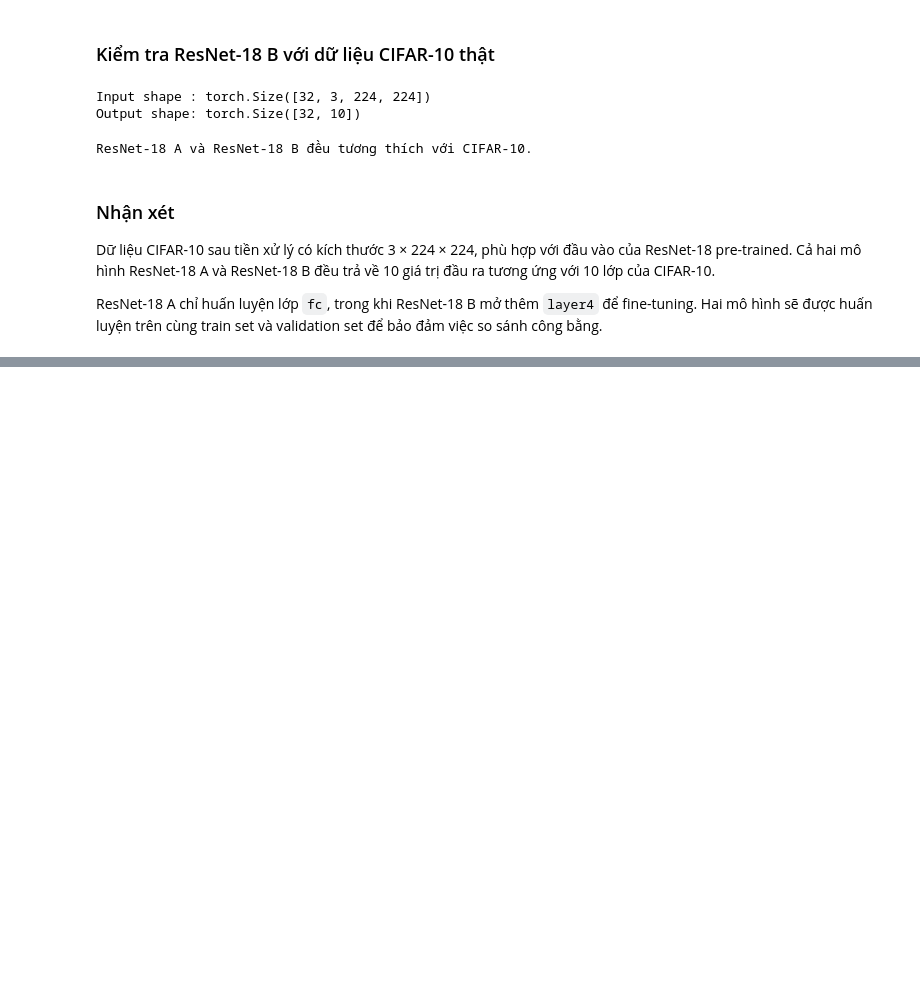
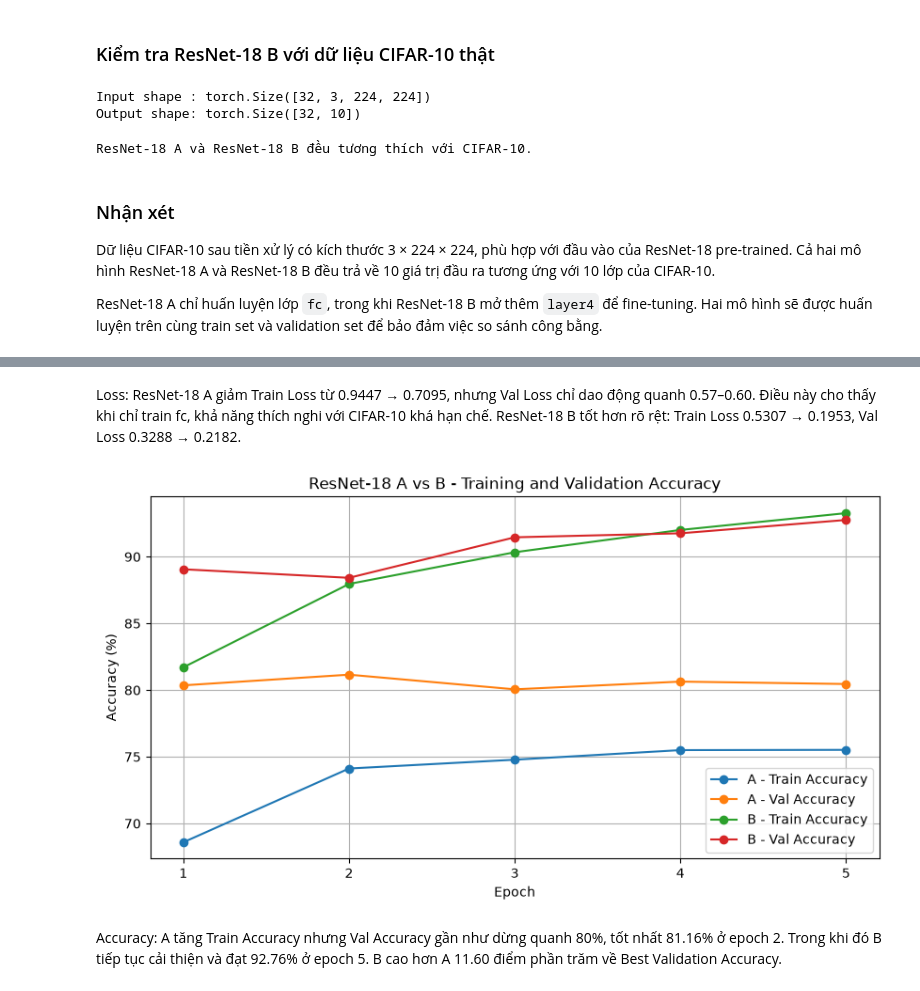
Before and after one commit to tanlen06-debug/UTH-Deep-Learning-nhom2, a Jupyter notebook: Practice_2/notebooks/02_resnet18.ipynb, the cells around one changed output, grey strips where cells are left out. Cells and saved outputs as stored; diff of their text form; code cells hidden in the pictures; blank space fills up the shorter version.

```diff
--- a/Practice_2/notebooks/02_resnet18.ipynb
+++ b/Practice_2/notebooks/02_resnet18.ipynb
@@ -479,0 +647,44 @@ ResNet-18 A chỉ huấn luyện lớp `fc`, trong khi ResNet-18 B mở thêm `l
+# %% [markdown]
+Loss: ResNet-18 A giảm Train Loss từ 0.9447 → 0.7095, nhưng Val Loss chỉ dao động quanh 0.57–0.60. Điều này cho thấy khi chỉ train fc, khả năng thích nghi với CIFAR-10 khá hạn chế. ResNet-18 B tốt hơn rõ rệt: Train Loss 0.5307 → 0.1953, Val Loss 0.3288 → 0.2182.
+# %%
+plt.figure(figsize=(10, 5))
+
+plt.plot(
+    epochs,
+    history_a["train_acc"],
+    marker="o",
+    label="A - Train Accuracy"
+)
+
+plt.plot(
+    epochs,
+    history_a["val_acc"],
+    marker="o",
+    label="A - Val Accuracy"
+)
+
+plt.plot(
+    epochs,
+    history_b["train_acc"],
+    marker="o",
+    label="B - Train Accuracy"
+)
+
+plt.plot(
+    epochs,
+    history_b["val_acc"],
+    marker="o",
+    label="B - Val Accuracy"
+)
+
+plt.xlabel("Epoch")
+plt.ylabel("Accuracy (%)")
+plt.title("ResNet-18 A vs B - Training and Validation Accuracy")
+plt.xticks(epochs)
+plt.grid(True)
+plt.legend()
+plt.show()
+# %% [output]
+[figure, added]
+# %% [markdown]
+Accuracy: A tăng Train Accuracy nhưng Val Accuracy gần như dừng quanh 80%, tốt nhất 81.16% ở epoch 2. Trong khi đó B tiếp tục cải thiện và đạt 92.76% ở epoch 5. B cao hơn A 11.60 điểm phần trăm về Best Validation Accuracy.
```
Also changed, not shown: parts of 13 cells of this notebook.
